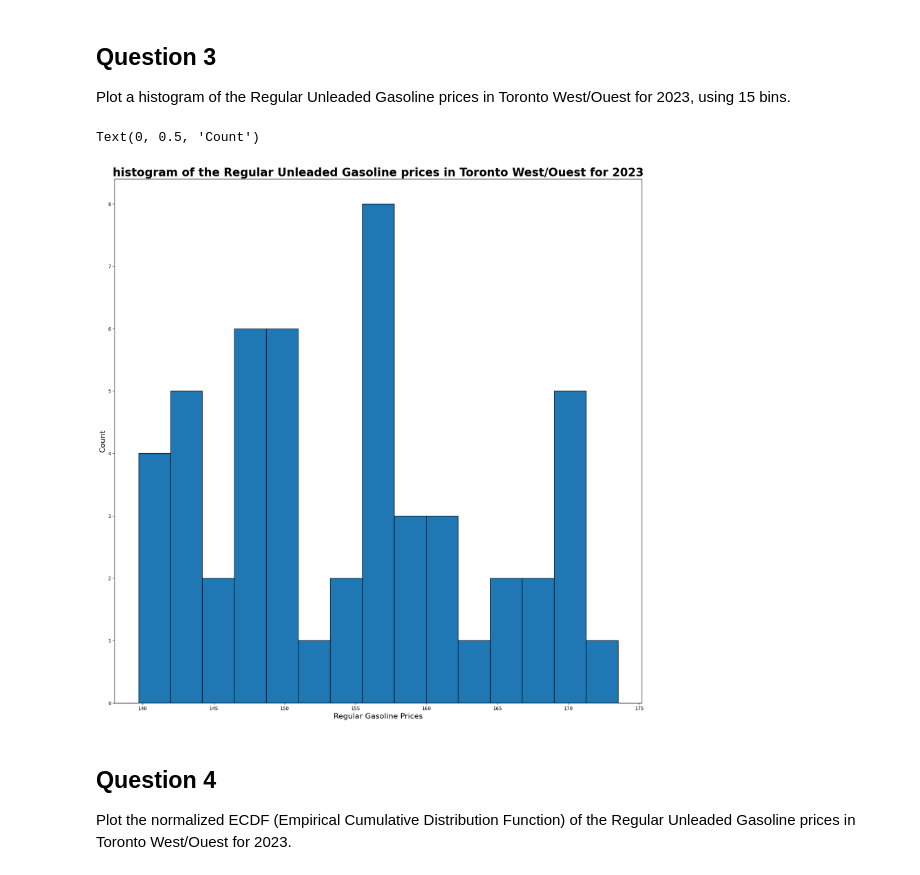
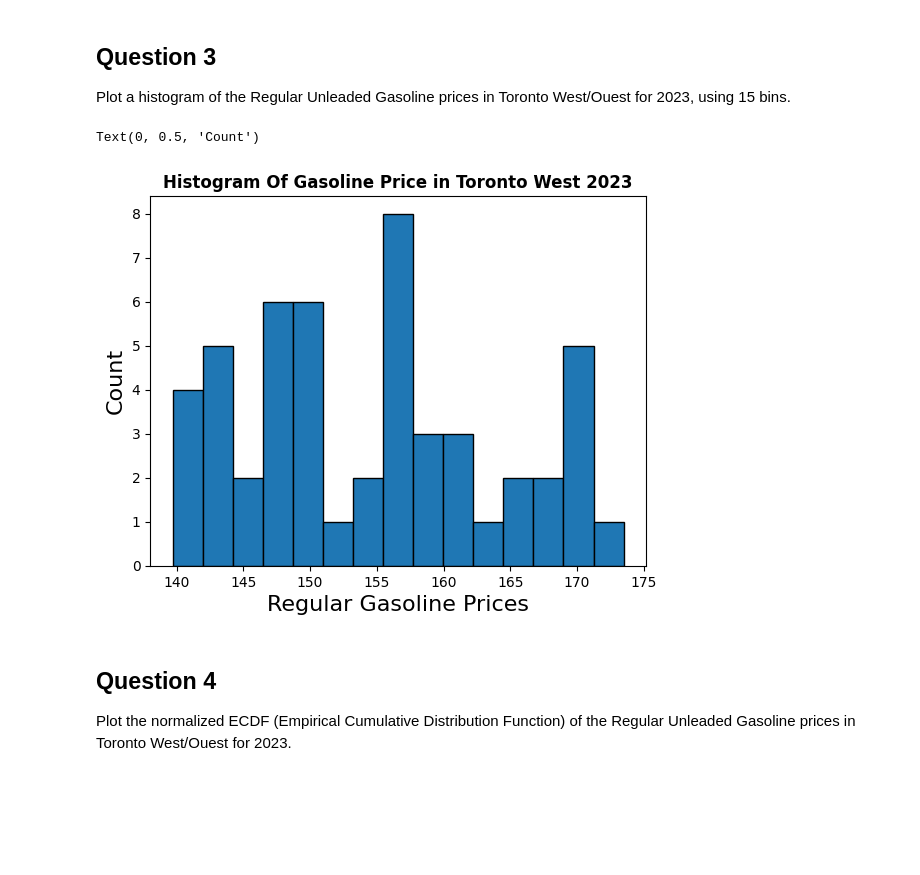
Before and after one commit to swiftxo/CP321, a Jupyter notebook: A1.ipynb, the cells around one changed output. Cells and saved outputs as stored; diff of their text form; code cells hidden in the pictures; blank space fills up the shorter version.

```diff
--- a/A1.ipynb
+++ b/A1.ipynb
@@ -70,14 +74,14 @@ Plot a histogram of the Regular Unleaded Gasoline prices in Toronto West/Ouest f
 # %%
 df_toronto_west_2023 = df[(df['Date'].dt.year == 2023) & (df['Fuel Type'] == 'Regular Unleaded Gasoline')]['Toronto West/Ouest']
 
-plt.figure(figsize = (20,20))
-plt.title("histogram of the Regular Unleaded Gasoline prices in Toronto West/Ouest for 2023",fontsize = 24,fontweight='bold')
+
+plt.title("Histogram Of Gasoline Price in Toronto West 2023",fontweight='bold')
 plt.hist(df_toronto_west_2023,bins=15,edgecolor = 'black')
 plt.xlabel("Regular Gasoline Prices",fontsize = 16)
 plt.ylabel("Count",fontsize=16)
 # %% [output]
 Text(0, 0.5, 'Count')
-[figure, old version]
+[figure, new version]
 # %% [markdown]
 ## Question 4
 
```
Also changed, not shown: parts of 5 cells of this notebook.
